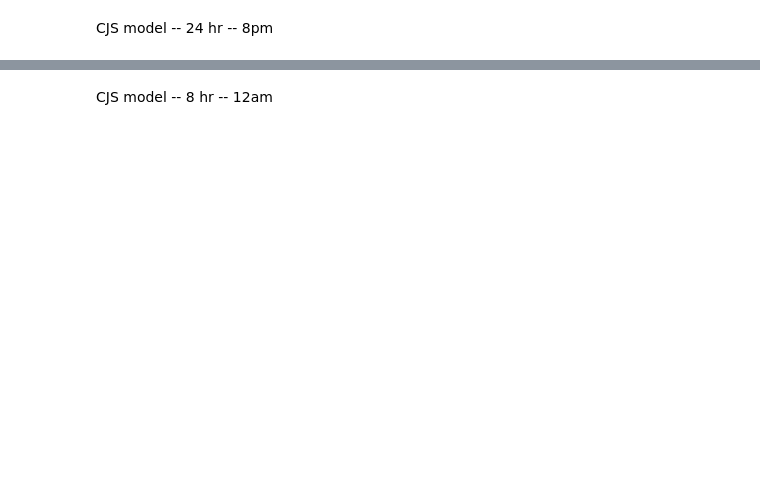
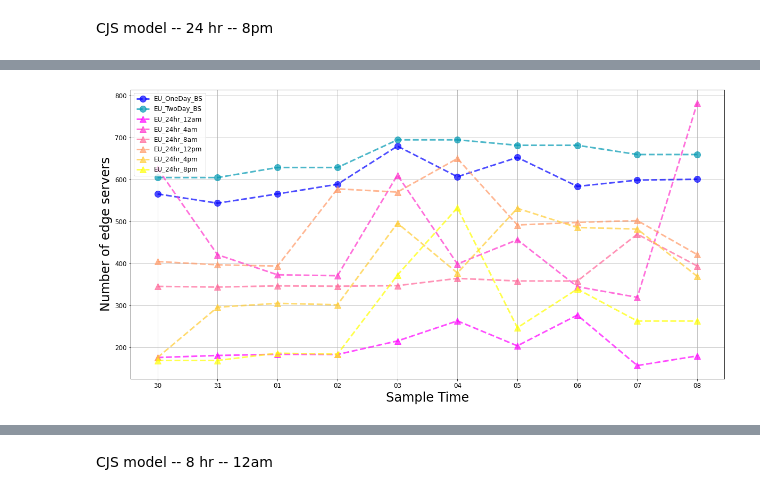
Before and after one commit to jill880829/CJS-Server-Size-Estimation, a Jupyter notebook: CJS-us.ipynb, the cells around one changed output, grey strips where cells are left out. Drawn from its saved outputs; the diff is of its cells as text; code cells hidden in the pictures; blank space fills up the shorter version.

```diff
--- a/CJS-us.ipynb
+++ b/CJS-us.ipynb
@@ -1930,20 +1041,0 @@ m_t, u_t, n_t = np.zeros((len(date),), dtype = int), np.zeros((len(date),), dtyp
-# %%
-record_server_table = []
-for j, d in enumerate(date):
-    get_server_ip_sampling(d, "20:00:00", "21:00:00", j, 'west-us')
-
-CNt_24hr_8pm = n_t
-CMt_24hr_8pm = m_t
-R_t_24hr_8pm, Z_t_24hr_8pm = np.zeros((len(date),), dtype = int), np.zeros((len(date),), dtype = int)
-for d, _ in enumerate(date):
-    R_t_24hr_8pm[d] = np.sum(last_capture_table[(d+1):len(date), d])
-
-for d in range(len(date)):
-    Z_t_24hr_8pm[d] = np.sum(last_capture_table[(d+1):len(date), :d])
-
-alpha_t = (m_t+1)/(n_t+1)
-M_t = ((n_t+1)*Z_t_24hr_8pm/(R_t_24hr_8pm+1))+m_t
-N_t = M_t/alpha_t
-estimate_N_24hr_8pm = N_t
-C_tran_24hr_8pm = C_tran
-print(estimate_N_24hr_8pm)
@@ -1953,0 +1104,26 @@ print(estimate_N_24hr_8pm)
+# %%
+#CJS 24hr
+fig, ax = plt.subplots(figsize=(20, 10))
+x_axis = ['30', '31', '01', '02', '03', '04', '05', '06', '07', '08']
+color_idx = np.linspace(0, 1, 6)
+ax.set_xlabel('Sample Time', fontsize=24)
+ax.set_ylabel('Number of edge servers', fontsize=24)
+plt.plot(x_axis, BS_24hr_12am_eu_1day[2:-2], "o--", markersize=12, linewidth=3, color=plt.cm.winter(color_idx[0]), label='EU_OneDay_BS', alpha=0.7)
+plt.plot(x_axis, np.repeat(BS_24hr_12am_eu_2day[1:-1], 2), "o--", markersize=12, linewidth=3, color=plt.cm.winter(color_idx[3]), label='EU_TwoDay_BS', alpha=0.7)
+
+plt.plot(x_axis, estimate_N_24hr_12am_1hr_eu[2:-2], "^--", markersize=12, linewidth=3, color=plt.cm.spring(color_idx[0]), label='EU_24hr_12am', alpha=0.7)
+plt.plot(x_axis, estimate_N_24hr_4am_1hr_eu[2:-2], "^--", markersize=12, linewidth=3, color=plt.cm.spring(color_idx[1]), label='EU_24hr_4am', alpha=0.7)
+plt.plot(x_axis, estimate_N_24hr_8am_1hr_eu[2:-2], "^--", markersize=12, linewidth=3, color=plt.cm.spring(color_idx[2]), label='EU_24hr_8am', alpha=0.7)
+plt.plot(x_axis, estimate_N_24hr_12pm_1hr_eu[2:-2], "^--", markersize=12, linewidth=3, color=plt.cm.spring(color_idx[3]), label='EU_24hr_12pm', alpha=0.7)
+plt.plot(x_axis, estimate_N_24hr_4pm_1hr_eu[2:-2], "^--", markersize=12, linewidth=3, color=plt.cm.spring(color_idx[4]), label='EU_24hr_4pm', alpha=0.7)
+plt.plot(x_axis, estimate_N_24hr_8pm_1hr_eu[2:-2], "^--", markersize=12, linewidth=3, color=plt.cm.spring(color_idx[5]), label='EU_24hr_8pm', alpha=0.7)
+
+ax.grid()
+leg = ax.legend(fontsize=12)
+# leg.set_title('Sampling Duration',prop={'size':20})
+
+ax.tick_params(axis='both', which='major', labelsize=12)
+
+plt.show()
+# %% [output]
+[figure, added]
```
Also changed, not shown: parts of 295 cells of this notebook.
